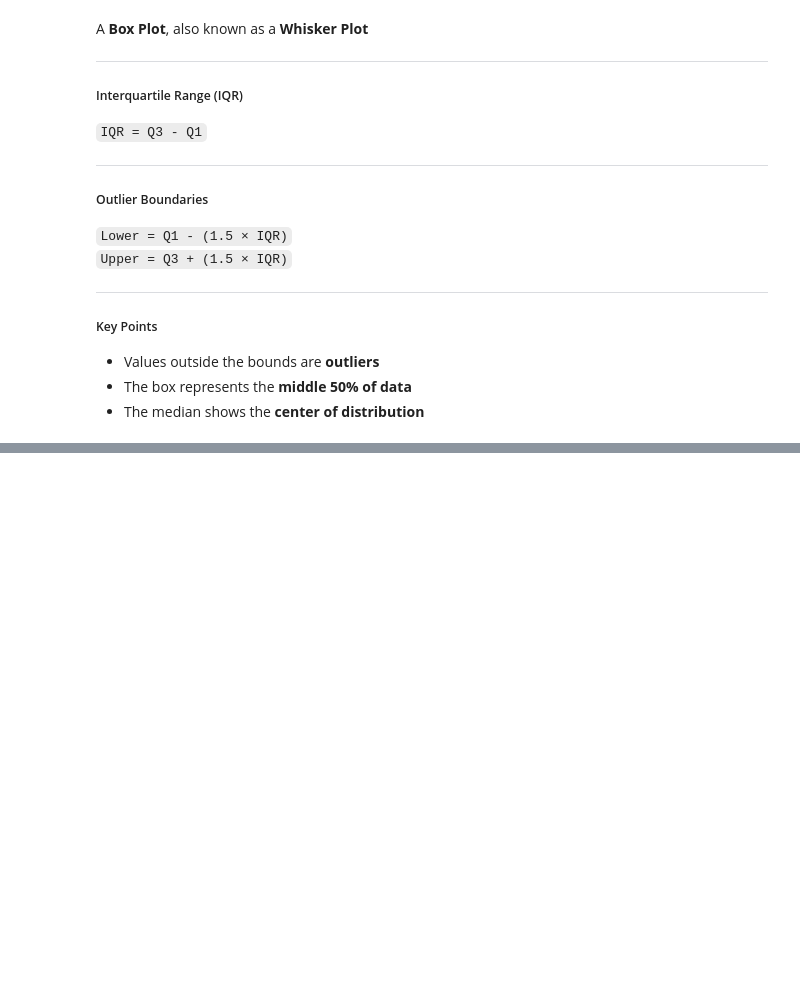
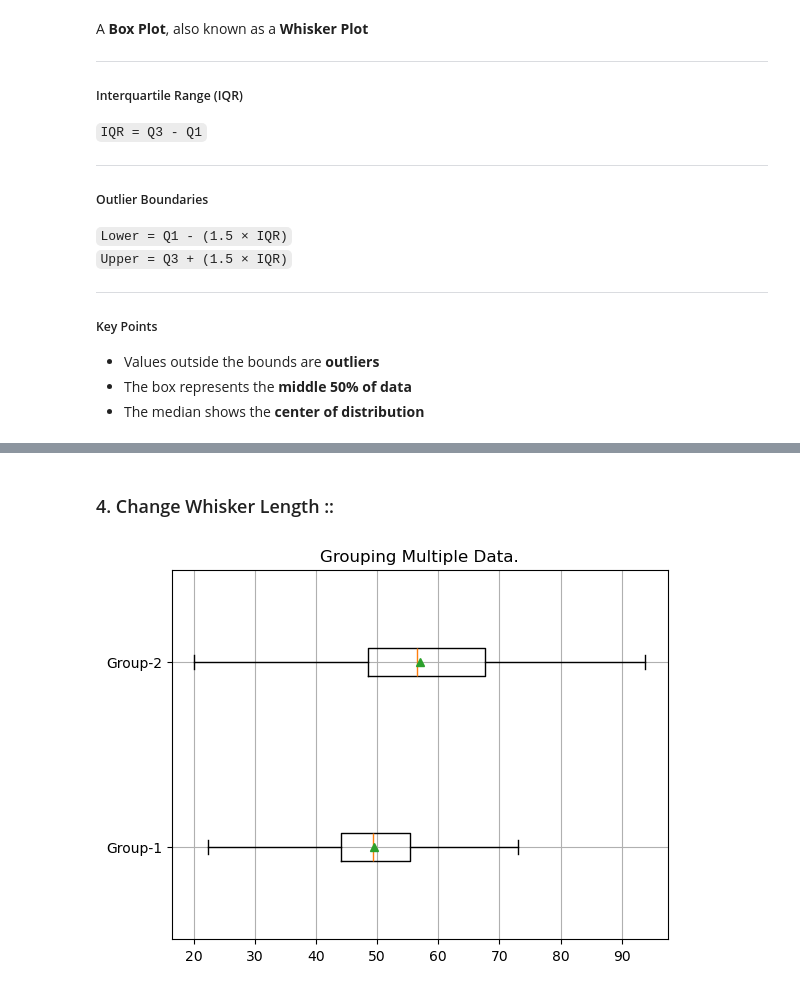
Before and after one commit to sayan629/AI_ML_python, a Jupyter notebook: (18) Data Visualization - 2/data_Visualization(part2).ipynb, the cells around one changed output, grey strips where cells are left out. Saved outputs shown, nothing was run; the diff lists cells and outputs as text; code cells hidden in the pictures; blank space fills up the shorter version.

```diff
--- a/(18) Data Visualization - 2/data_Visualization(part2).ipynb
+++ b/(18) Data Visualization - 2/data_Visualization(part2).ipynb
@@ -156,0 +202,12 @@ A **Box Plot**, also known as a **Whisker Plot**
+# %% [markdown]
+### 4. Change Whisker Length ::
+# %%
+group1 = np.random.normal(50, 10, 100)
+group2 = np.random.normal(60, 15, 100)
+
+plt.boxplot([group1, group2], tick_labels=["Group-1", "Group-2"], vert=False, showmeans=True, whis=2.0)
+plt.title("Grouping Multiple Data.")
+plt.grid(True)
+plt.show()
+# %% [output]
+[figure, added]
```
Also changed, not shown: parts of 7 cells of this notebook.
